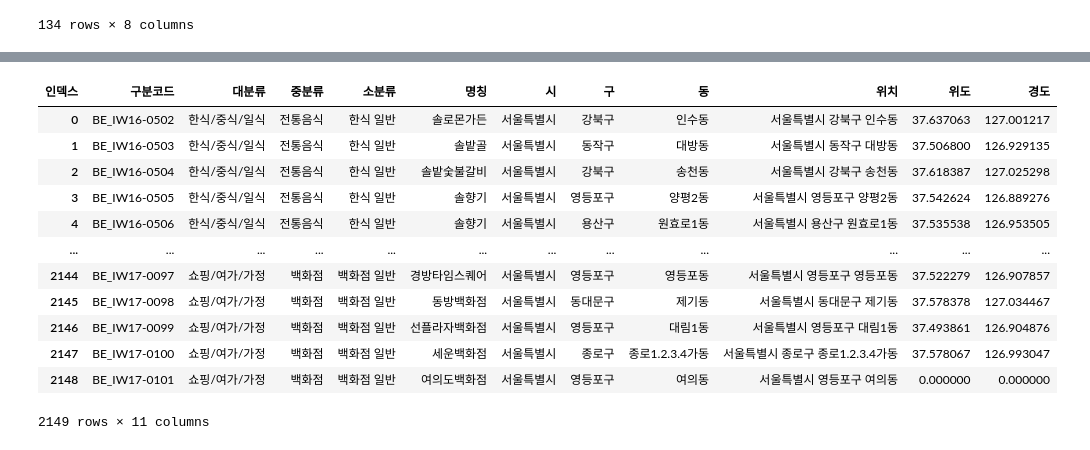
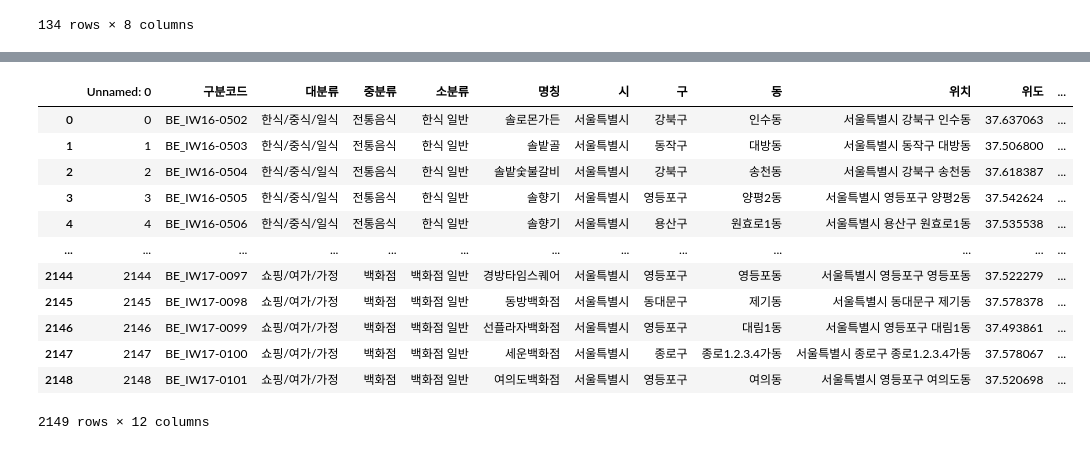
Before and after one commit to alswn8268/DataAnalysis, a Jupyter notebook: data_Analysis_Project.ipynb, the cells around one changed output, grey strips where cells are left out. Cells and saved outputs as stored; diff of their text form; code cells hidden in the pictures.

```diff
--- a/data_Analysis_Project.ipynb
+++ b/data_Analysis_Project.ipynb
@@ -460,19 +461,17 @@ for i in range (0, len(new_final['위치'])-1):
-# %%
-new_final.to_csv('./output/new_final.csv')
-new_final[new_final['위도'] == 0]['위도'] = 37.5206978
-new_final[new_final['경도'] == 0]['경도'] = 126.9268688
-new_final
-# %% [output]
-| 인덱스 | 구분코드 | 대분류 | 중분류 | 소분류 | 명칭 | 시 | 구 | 동 | 위치 | 위도 | 경도 |
-| 0 | BE_IW16-0502 | 한식/중식/일식 | 전통음식 | 한식 일반 | 솔로몬가든 | 서울특별시 | 강북구 | 인수동 | 서울특별시 강북구 인수동 | 37.637063 | 127.001217 |
-| 1 | BE_IW16-0503 | 한식/중식/일식 | 전통음식 | 한식 일반 | 솔밭골 | 서울특별시 | 동작구 | 대방동 | 서울특별시 동작구 대방동 | 37.506800 | 126.929135 |
-| 2 | BE_IW16-0504 | 한식/중식/일식 | 전통음식 | 한식 일반 | 솔밭숯불갈비 | 서울특별시 | 강북구 | 송천동 | 서울특별시 강북구 송천동 | 37.618387 | 127.025298 |
-| 3 | BE_IW16-0505 | 한식/중식/일식 | 전통음식 | 한식 일반 | 솔향기 | 서울특별시 | 영등포구 | 양평2동 | 서울특별시 영등포구 양평2동 | 37.542624 | 126.889276 |
-| 4 | BE_IW16-0506 | 한식/중식/일식 | 전통음식 | 한식 일반 | 솔향기 | 서울특별시 | 용산구 | 원효로1동 | 서울특별시 용산구 원효로1동 | 37.535538 | 126.953505 |
-| ... | ... | ... | ... | ... | ... | ... | ... | ... | ... | ... | ... |
-| 2144 | BE_IW17-0097 | 쇼핑/여가/가정 | 백화점 | 백화점 일반 | 경방타임스퀘어 | 서울특별시 | 영등포구 | 영등포동 | 서울특별시 영등포구 영등포동 | 37.522279 | 126.907857 |
-| 2145 | BE_IW17-0098 | 쇼핑/여가/가정 | 백화점 | 백화점 일반 | 동방백화점 | 서울특별시 | 동대문구 | 제기동 | 서울특별시 동대문구 제기동 | 37.578378 | 127.034467 |
-| 2146 | BE_IW17-0099 | 쇼핑/여가/가정 | 백화점 | 백화점 일반 | 선플라자백화점 | 서울특별시 | 영등포구 | 대림1동 | 서울특별시 영등포구 대림1동 | 37.493861 | 126.904876 |
-| 2147 | BE_IW17-0100 | 쇼핑/여가/가정 | 백화점 | 백화점 일반 | 세운백화점 | 서울특별시 | 종로구 | 종로1.2.3.4가동 | 서울특별시 종로구 종로1.2.3.4가동 | 37.578067 | 126.993047 |
-| 2148 | BE_IW17-0101 | 쇼핑/여가/가정 | 백화점 | 백화점 일반 | 여의도백화점 | 서울특별시 | 영등포구 | 여의동 | 서울특별시 영등포구 여의동 | 0.000000 | 0.000000 |
-2149 rows × 11 columns
+# %%
+new_final = pd.read_csv('./output/new_final.csv')
+new_final
+# %% [output]
+|  | Unnamed: 0 | 구분코드 | 대분류 | 중분류 | 소분류 | 명칭 | 시 | 구 | 동 | 위치 | 위도 | ... |
+| 0 | 0 | BE_IW16-0502 | 한식/중식/일식 | 전통음식 | 한식 일반 | 솔로몬가든 | 서울특별시 | 강북구 | 인수동 | 서울특별시 강북구 인수동 | 37.637063 | ... |
+| 1 | 1 | BE_IW16-0503 | 한식/중식/일식 | 전통음식 | 한식 일반 | 솔밭골 | 서울특별시 | 동작구 | 대방동 | 서울특별시 동작구 대방동 | 37.506800 | ... |
+| 2 | 2 | BE_IW16-0504 | 한식/중식/일식 | 전통음식 | 한식 일반 | 솔밭숯불갈비 | 서울특별시 | 강북구 | 송천동 | 서울특별시 강북구 송천동 | 37.618387 | ... |
+| 3 | 3 | BE_IW16-0505 | 한식/중식/일식 | 전통음식 | 한식 일반 | 솔향기 | 서울특별시 | 영등포구 | 양평2동 | 서울특별시 영등포구 양평2동 | 37.542624 | ... |
+| 4 | 4 | BE_IW16-0506 | 한식/중식/일식 | 전통음식 | 한식 일반 | 솔향기 | 서울특별시 | 용산구 | 원효로1동 | 서울특별시 용산구 원효로1동 | 37.535538 | ... |
+| ... | ... | ... | ... | ... | ... | ... | ... | ... | ... | ... | ... | ... |
+| 2144 | 2144 | BE_IW17-0097 | 쇼핑/여가/가정 | 백화점 | 백화점 일반 | 경방타임스퀘어 | 서울특별시 | 영등포구 | 영등포동 | 서울특별시 영등포구 영등포동 | 37.522279 | ... |
+| 2145 | 2145 | BE_IW17-0098 | 쇼핑/여가/가정 | 백화점 | 백화점 일반 | 동방백화점 | 서울특별시 | 동대문구 | 제기동 | 서울특별시 동대문구 제기동 | 37.578378 | ... |
+| 2146 | 2146 | BE_IW17-0099 | 쇼핑/여가/가정 | 백화점 | 백화점 일반 | 선플라자백화점 | 서울특별시 | 영등포구 | 대림1동 | 서울특별시 영등포구 대림1동 | 37.493861 | ... |
+| 2147 | 2147 | BE_IW17-0100 | 쇼핑/여가/가정 | 백화점 | 백화점 일반 | 세운백화점 | 서울특별시 | 종로구 | 종로1.2.3.4가동 | 서울특별시 종로구 종로1.2.3.4가동 | 37.578067 | ... |
+| 2148 | 2148 | BE_IW17-0101 | 쇼핑/여가/가정 | 백화점 | 백화점 일반 | 여의도백화점 | 서울특별시 | 영등포구 | 여의동 | 서울특별시 영등포구 여의도동 | 37.520698 | ... |
+2149 rows × 12 columns
```
Also changed, not shown: parts of 5 cells of this notebook, 2 other files.
